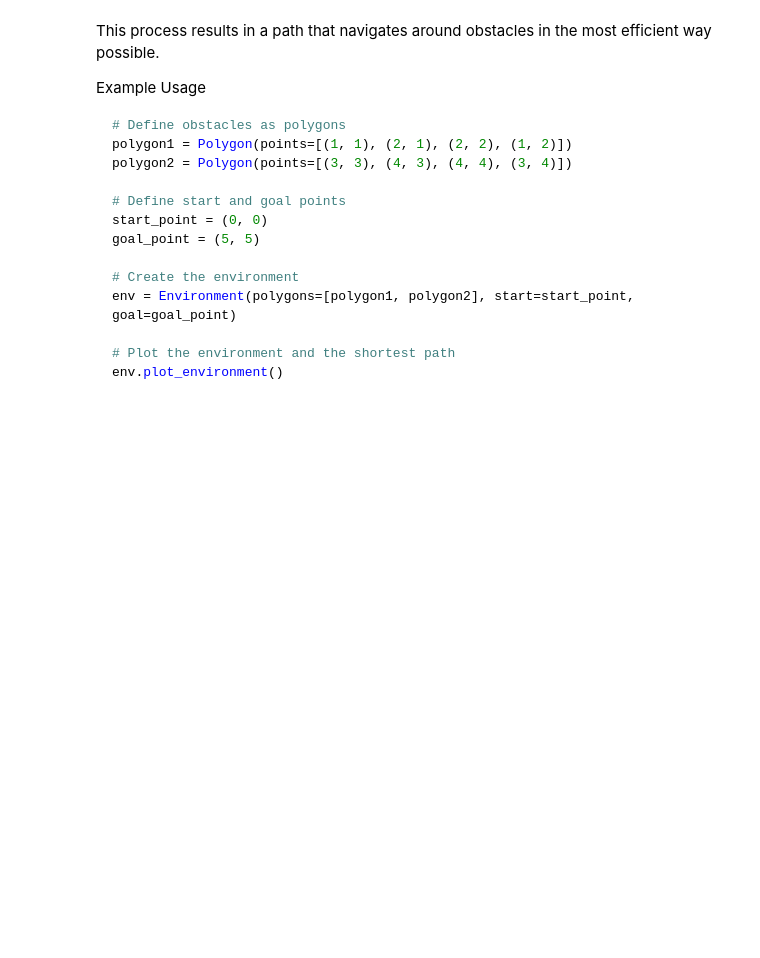
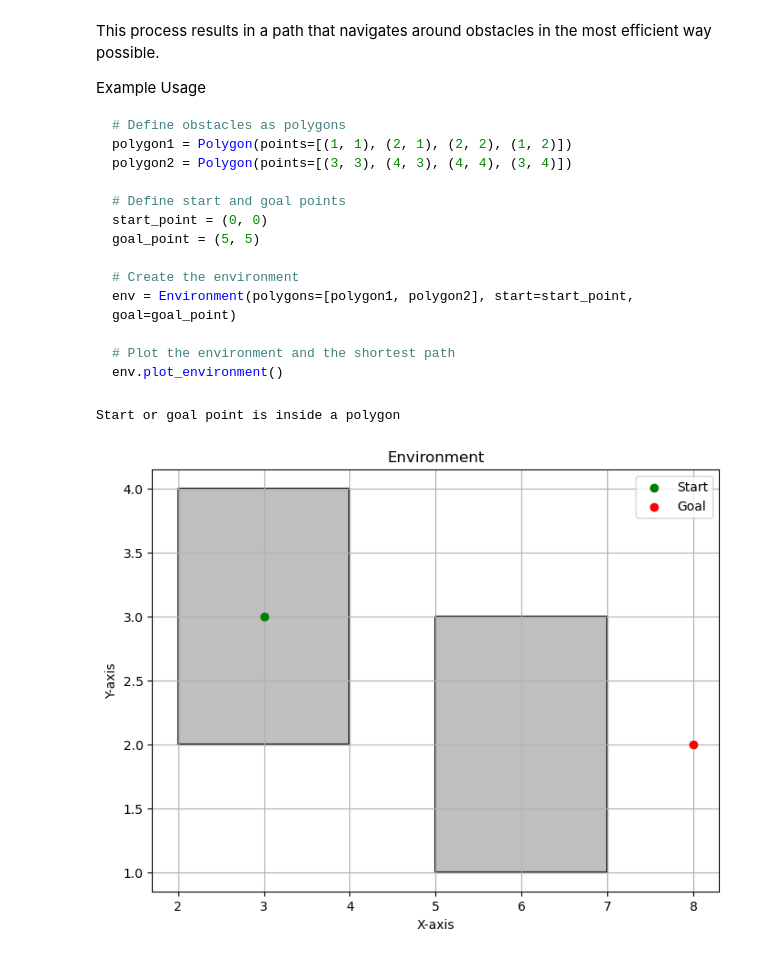
Before and after one commit to stablegradients/16-811, a Jupyter notebook: Assignment-6/question2.ipynb, the cells around one changed output. Cells and saved outputs as stored; diff of their text form; code cells hidden in the pictures; blank space fills up the shorter version.

```diff
--- a/Assignment-6/question2.ipynb
+++ b/Assignment-6/question2.ipynb
@@ -358,7 +358,7 @@ class Polygon:
             xj, yj = self.hull[(i + 1) % num_vertices]
 
             if ((yi > y) != (yj > y)) and \
-               (x < (xj - xi) * (y - yi) / (yj - yi + 1e-12) + xi):
+               (x < (xj - xi) * (y - yi) / (yj - yi + 1e-4) + xi):
                 inside = not inside
 
         return inside
@@ -369,6 +369,7 @@ class Environment:
         self.polygons = polygons if polygons else []
         self.start = start
         self.goal = goal
+        self.congfiguration_valid = True
 
         # Remove duplicates while preserving order
         points = self.get_points()
@@ -379,13 +380,21 @@ class Environment:
                 seen.add(point)
                 unique_points.append(point)
 
+
         self.accessible_points = [self.start] + unique_points + [self.goal]
         self.path_indices, self.distances = self.dijkstra_shortest_path()
-        print(self.path_indices)
+
+        for polygon in self.polygons:
+            if polygon.contains_point(self.start) or polygon.contains_point(self.goal):
+                self.congfiguration_valid = False
+                print("Start or goal point is inside a polygon")
+                self.accessible_points = []
+                self.path_indices = []
+
         if self.path_indices:
             self.path_points = [self.accessible_points[i] for i in self.path_indices]
         else:
-            self.path_points = [self.start, self.goal]
+            self.path_points = []
 
     def get_points(self):
         points = []
@@ -413,8 +422,9 @@ class Environment:
                 else:
                     path_intersectes_poly = False
                     for polygon in self.polygons:
-                        if polygon.intersects_polygon(self.accessible_points[i], self.accessible_points[j]):
+                        if polygon.intersects_polygon(self.accessible_points[i], self.accessible_points[j]) :
                             path_intersectes_poly = True
+
                     if not path_intersectes_poly:
                         adj_matrix[i][j] = self.dist(self.accessible_points[i], self.accessible_points[j])
         return np.array(adj_matrix)
@@ -513,6 +523,23 @@ class Environment:
         plt.legend()
         plt.grid(True)
         plt.show()
+# %%
+
+polygon1 = Polygon([(2, 2), (4, 2), (4, 4), (2, 4)])
+polygon2 = Polygon([(5, 1), (7, 1), (7, 3), (5, 3)])
+
+polygons = [polygon1, polygon2]
+
+
+# Start and goal positions
+start = (3, 3)
+goal = (8, 2)
+
+env = Environment(polygons, start, goal)
+env.plot_environment()
+# %% [output]
+Start or goal point is inside a polygon
+[figure, added]
 # %%
 
 # Define polygons using the provided Polygon class
```
Also changed, not shown: parts of 6 cells of this notebook.
